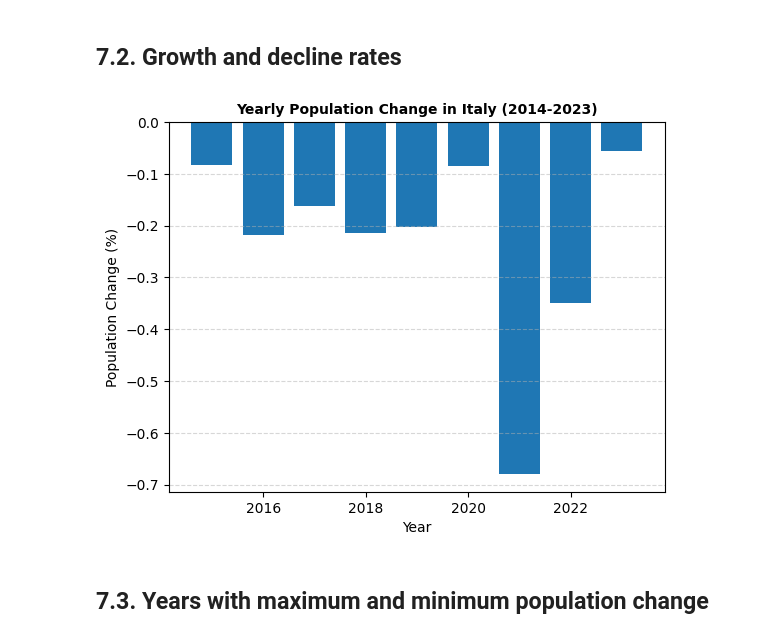
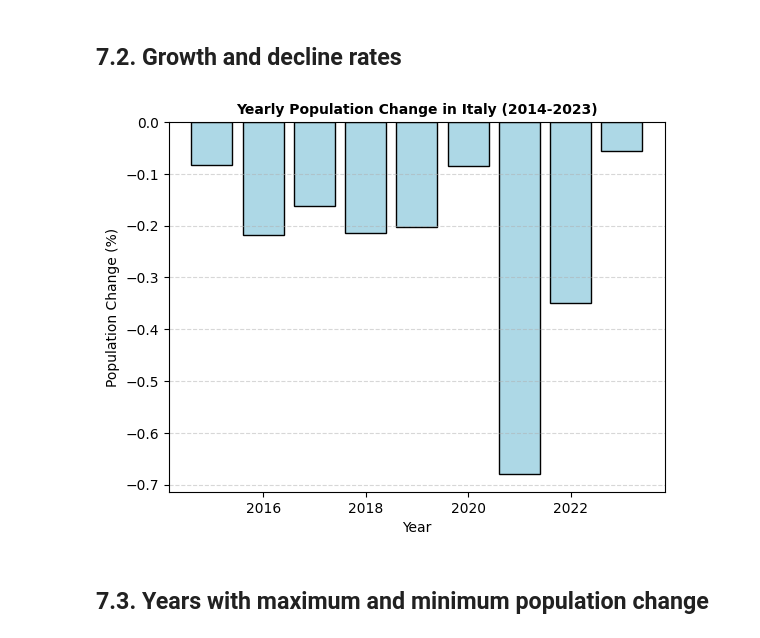
Before and after one commit to kszlosarczyk/Italian-Population-Analysis, a Jupyter notebook: main.ipynb, the cells around one changed output. Cells and saved outputs as stored; diff of their text form; code cells hidden in the pictures.

```diff
--- a/main.ipynb
+++ b/main.ipynb
@@ -275,23 +275,25 @@ plt.show()
 # %%
 population_change_df = population_yearly_df[population_yearly_df['Year'] > 2014]
 
 plt.bar(
     population_change_df['Year'],
-    population_change_df['Pct_change']
+    population_change_df['Pct_change'],
+    color = 'lightblue',
+    edgecolor = 'black'
 )
 
 plt.title(
     'Yearly Population Change in Italy (2014-2023)',
     fontsize=10,
     fontweight='bold')
 plt.xlabel('Year')
 plt.ylabel('Population Change (%)')
 
 plt.grid(axis='y', linestyle='--', alpha=0.5)
 
 plt.show()
 # %% [output]
-[figure, old version]
+[figure, new version]
 # %% [markdown]
 ## 7.3. Years with maximum and minimum population change
 # %%
```
Also changed, not shown: parts of 3 cells of this notebook, 1 other file.
